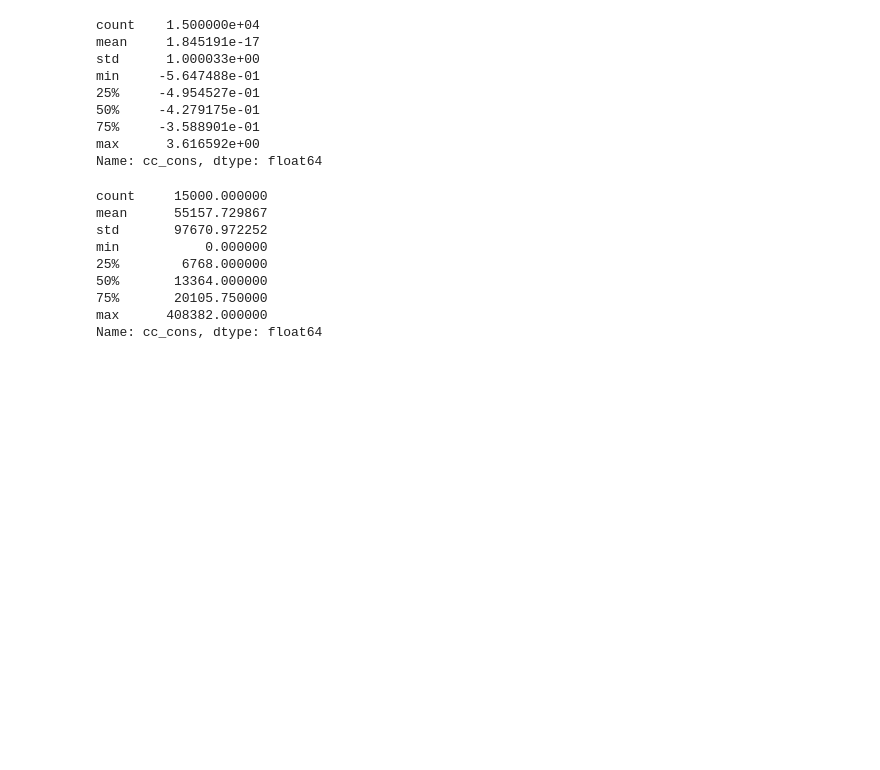
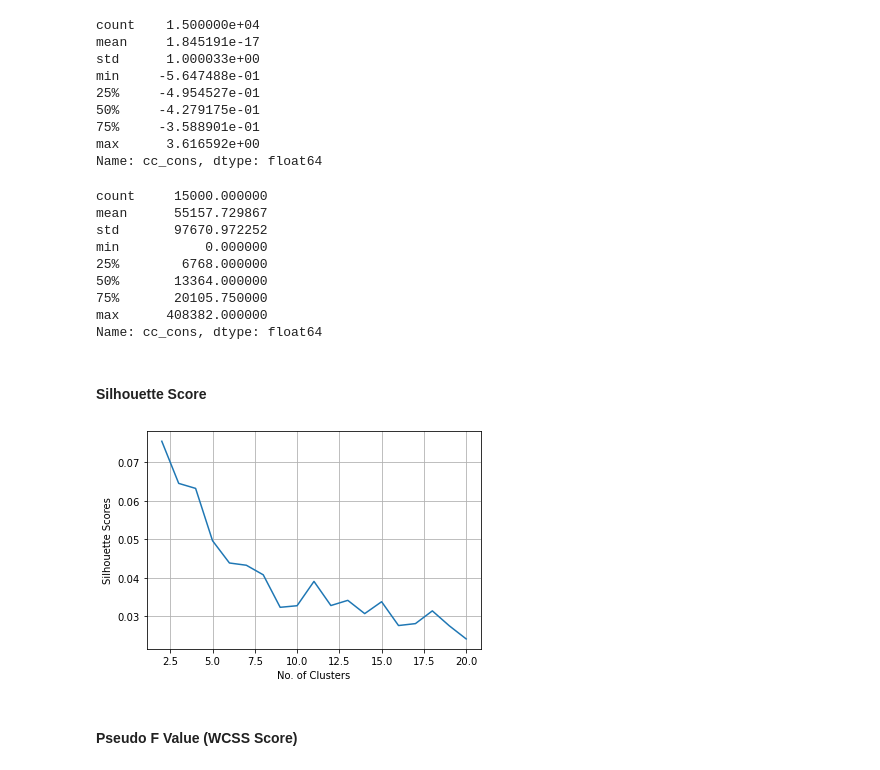
Before and after one commit to BhuvanJoshi007/Predicting_Credit_Consumption, a Jupyter notebook: Predicting Credit Consumption.ipynb, the cells around one changed output. Cells and saved outputs as stored; diff of their text form; code cells hidden in the pictures; blank space fills up the shorter version.

```diff
--- a/Predicting Credit Consumption.ipynb
+++ b/Predicting Credit Consumption.ipynb
@@ -877,3 +753,27 @@ Name: cc_cons, dtype: float64
 # %%
 X_fr_merged_scaled = fr_merged_scaled.loc[:, fr_merged_scaled.columns != 'cc_cons']
 y_fr_merged_scaled = fr_merged_scaled.loc[:, fr_merged_scaled.columns == 'cc_cons']
+# %% [markdown]
+#### Silhouette Score
+# %%
+# We have to apply k-means clustering to X_fr_merged_scaled,
+# as kmeans is an unsuppervised learning method.
+
+k_range = range(2,21)
+silhouette_scores = []
+
+for k in k_range:
+    km = KMeans(n_clusters=k, random_state=123)
+    km.fit(X_fr_merged_scaled)
+    silhouette_scores.append(metrics.silhouette_score(X_fr_merged_scaled, km.labels_))
+# %%
+### Creating a plot to check how the scores are looking
+
+plt.plot(k_range,silhouette_scores)
+plt.xlabel('No. of Clusters')
+plt.ylabel('Silhouette Scores')
+plt.grid(True)
+# %% [output]
+[figure, added]
+# %% [markdown]
+#### Pseudo F Value (WCSS Score)
```
Also changed, not shown: parts of 56 cells of this notebook.
